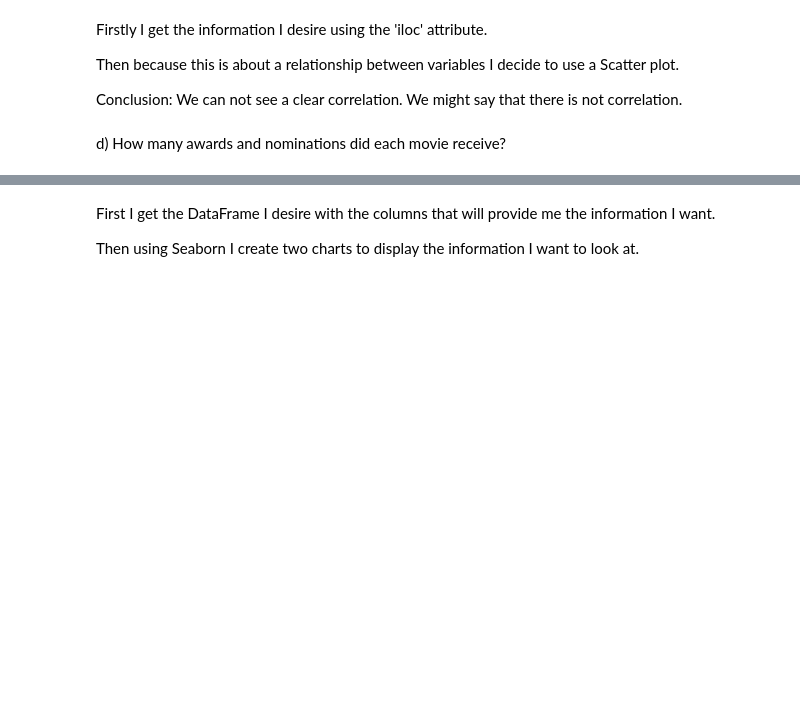
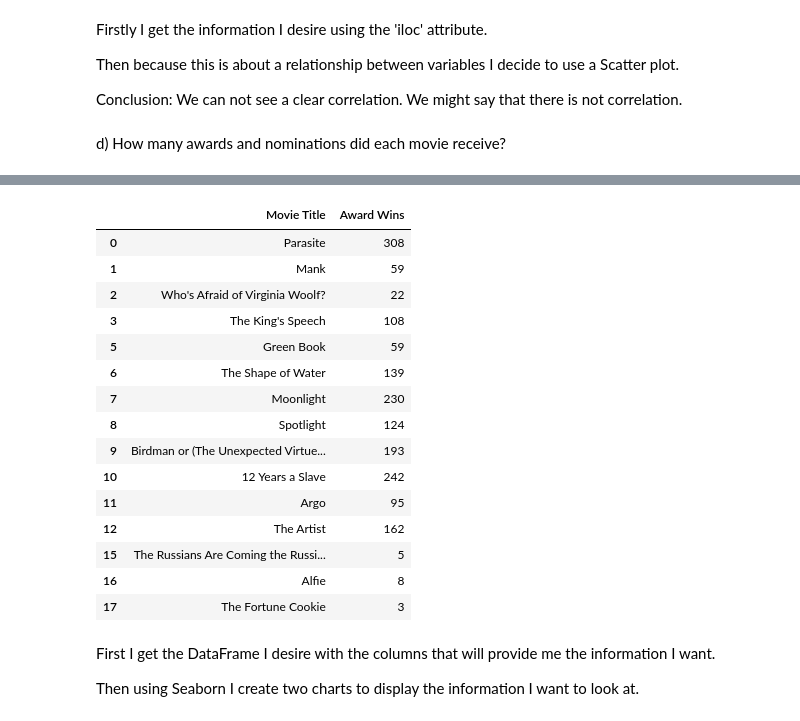
Before and after one commit to 3Grey6Jedi9/Data-Analysis-Project-08, a Jupyter notebook: movie_analysis.ipynb, the cells around one changed output, grey strips where cells are left out. Cells and saved outputs as stored; diff of their text form; code cells hidden in the pictures; blank space fills up the shorter version.

```diff
--- a/movie_analysis.ipynb
+++ b/movie_analysis.ipynb
@@ -174,3 +158,24 @@ Name: Movie Title, dtype: object
+# %%
+awards_nominations = movie_unique.iloc[:,[0,7]]
+awards_nominations
+awards_wins
+# %% [output]
+|  | Movie Title | Award Wins |
+| 0 | Parasite | 308 |
+| 1 | Mank | 59 |
+| 2 | Who's Afraid of Virginia Woolf? | 22 |
+| 3 | The King's Speech | 108 |
+| 5 | Green Book | 59 |
+| 6 | The Shape of Water | 139 |
+| 7 | Moonlight | 230 |
+| 8 | Spotlight | 124 |
+| 9 | Birdman or (The Unexpected Virtue... | 193 |
+| 10 | 12 Years a Slave | 242 |
+| 11 | Argo | 95 |
+| 12 | The Artist | 162 |
+| 15 | The Russians Are Coming the Russi... | 5 |
+| 16 | Alfie | 8 |
+| 17 | The Fortune Cookie | 3 |
 # %% [markdown]
 First I get the DataFrame I desire with the columns that will provide me the information I want.
 
```
Also changed, not shown: parts of 3 cells of this notebook.
